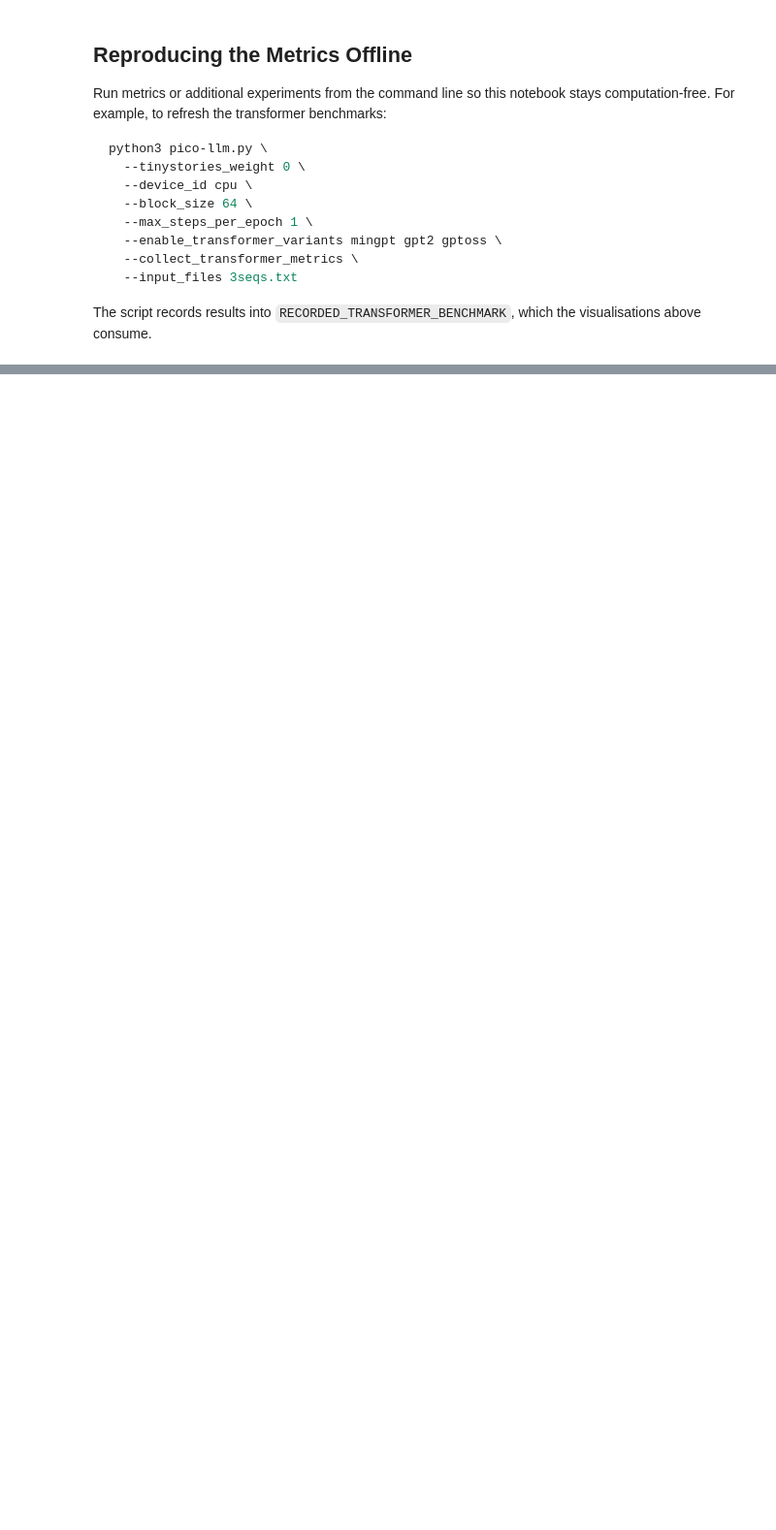
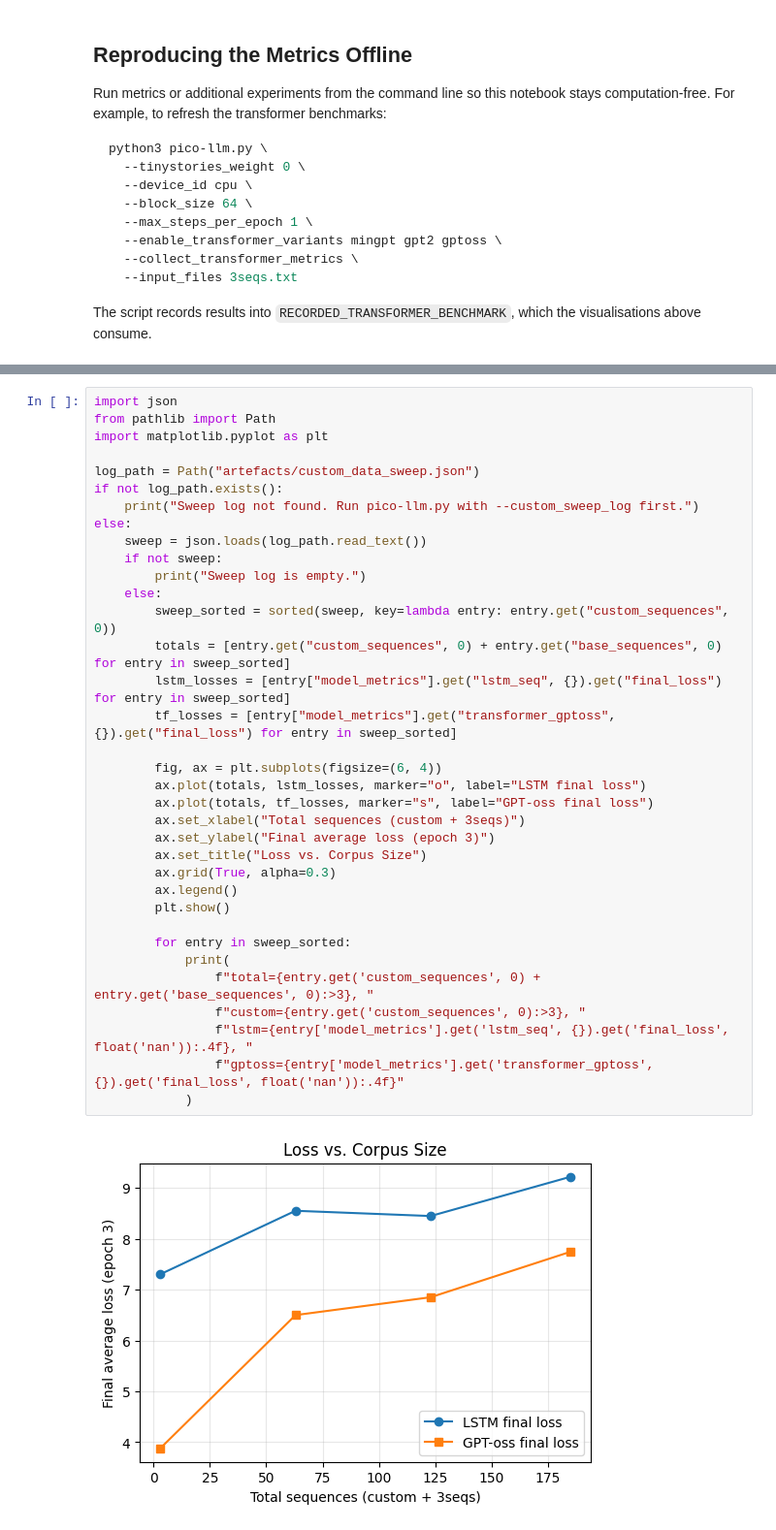
Before and after one commit to ParvaPatel/ml-fall-2025-pic-llm, a Jupyter notebook: pico-llm.ipynb, the cells around one changed output, grey strips where cells are left out. Shown: that part at 97% size. Cells and saved outputs as stored; diff of their text form; blank space fills up the shorter version.

Commit message:
Add custom data sweeps and overfitting analysis

```diff
--- a/pico-llm.ipynb
+++ b/pico-llm.ipynb
@@ -847,0 +186,37 @@ pass
+# %%
+import json
+from pathlib import Path
+import matplotlib.pyplot as plt
+
+log_path = Path("artefacts/custom_data_sweep.json")
+if not log_path.exists():
+    print("Sweep log not found. Run pico-llm.py with --custom_sweep_log first.")
+else:
+    sweep = json.loads(log_path.read_text())
+    if not sweep:
+        print("Sweep log is empty.")
+    else:
+        sweep_sorted = sorted(sweep, key=lambda entry: entry.get("custom_sequences", 0))
+        totals = [entry.get("custom_sequences", 0) + entry.get("base_sequences", 0) for entry in sweep_sorted]
+        lstm_losses = [entry["model_metrics"].get("lstm_seq", {}).get("final_loss") for entry in sweep_sorted]
+        tf_losses = [entry["model_metrics"].get("transformer_gptoss", {}).get("final_loss") for entry in sweep_sorted]
+
+        fig, ax = plt.subplots(figsize=(6, 4))
+        ax.plot(totals, lstm_losses, marker="o", label="LSTM final loss")
+        ax.plot(totals, tf_losses, marker="s", label="GPT-oss final loss")
+        ax.set_xlabel("Total sequences (custom + 3seqs)")
+        ax.set_ylabel("Final average loss (epoch 3)")
+        ax.set_title("Loss vs. Corpus Size")
+        ax.grid(True, alpha=0.3)
+        ax.legend()
+        plt.show()
+
+        for entry in sweep_sorted:
+            print(
+                f"total={entry.get('custom_sequences', 0) + entry.get('base_sequences', 0):>3}, "
+                f"custom={entry.get('custom_sequences', 0):>3}, "
+                f"lstm={entry['model_metrics'].get('lstm_seq', {}).get('final_loss', float('nan')):.4f}, "
+                f"gptoss={entry['model_metrics'].get('transformer_gptoss', {}).get('final_loss', float('nan')):.4f}"
+            )
+# %% [output]
+[figure, added]
```
Also changed, not shown: parts of 46 cells of this notebook, 10 other files.
